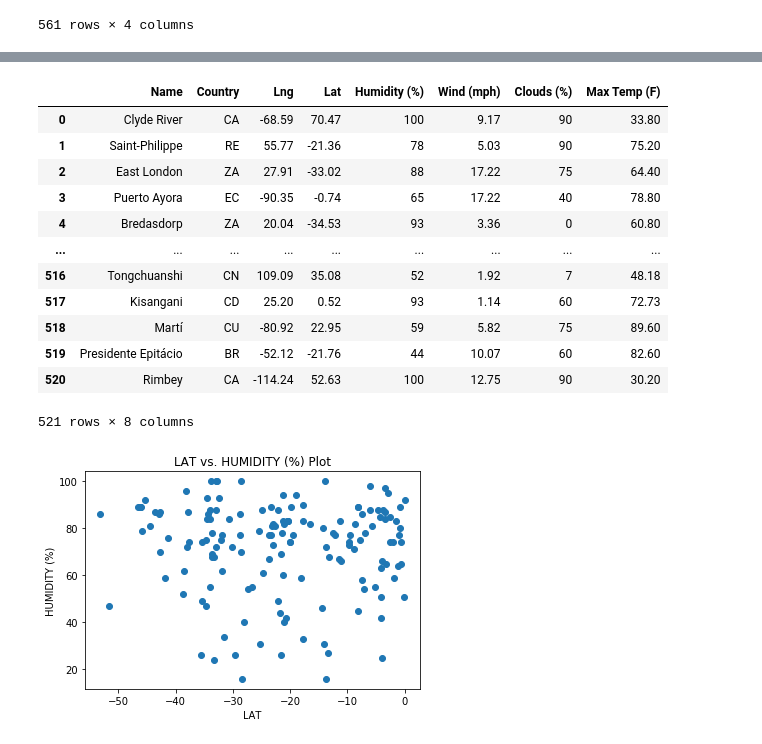
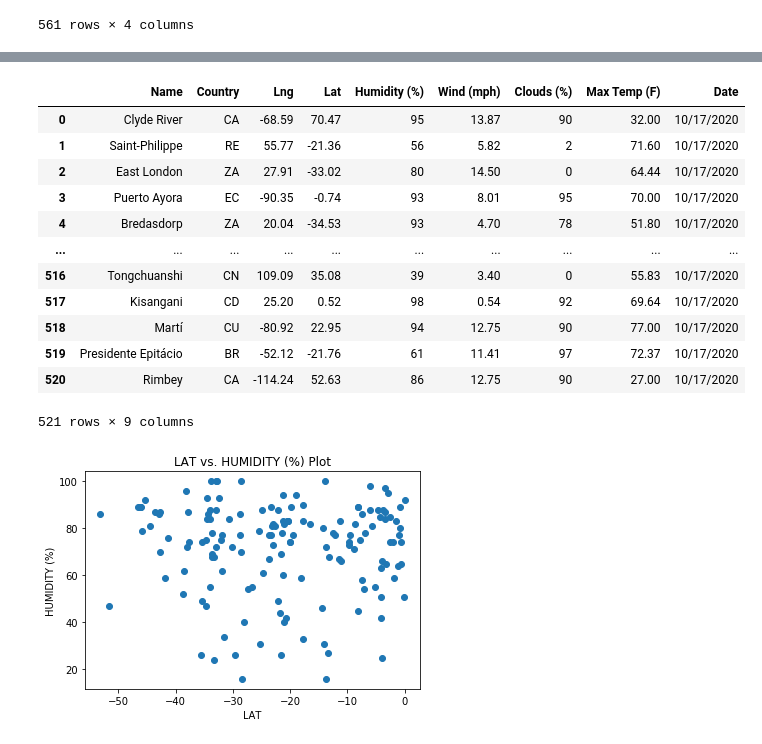
Before and after one commit to devindubin/python-api-challenge, a Jupyter notebook: WeatherPy/WeatherPy-worker.ipynb, the cells around one changed output, grey strips where cells are left out. Saved outputs shown, nothing was run; the diff lists cells and outputs as text; code cells hidden in the pictures.

```diff
--- a/WeatherPy/WeatherPy-worker.ipynb
+++ b/WeatherPy/WeatherPy-worker.ipynb
@@ -63,12 +63,18 @@ unique_cities
 # %%
 """STILL NEED TO EXTRACT DATE AND REDUCE API CALL FUNCTION"""
 to_df = []
-to_keep = ['main','clouds','wind','sys','coord','name']
+to_keep = ['main','clouds','wind','sys','coord','name','dt']
 broken_cities = []
+i = 0
+print("""Beginning Data Retrieval
+        -----------------------------
+        """)
 for city in unique_cities['nearest_city_name']:
     try:
+        i+=1
         city_name = city
         base = 'http://api.openweathermap.org/data/2.5/weather?q={}&units=imperial&appid={}'.format(city_name,weather_api_key)
+        print(f'Processing record {i} | {city}')
         reBuild = {x : requests.get(base).json()[x] for x in to_keep}
         reBuild['humidity'] = reBuild['main']['humidity']
         reBuild['temp_max'] = reBuild['main']['temp_max']
@@ -76,7 +82,8 @@ for city in unique_cities['nearest_city_name']:
         reBuild['clouds'] = reBuild['clouds']['all']
         reBuild['wind'] = reBuild['wind']['speed']
         reBuild['lng'],reBuild['lat'] = reBuild.pop('coord').values()
-        del reBuild['sys'],reBuild['main']
+        reBuild['Date'] = datetime.utcfromtimestamp(reBuild['dt']).strftime("%m/%d/%Y")
+        del reBuild['sys'],reBuild['main'],reBuild['dt']
         to_df.append(reBuild)
 
     except KeyError:
@@ -106,29 +132,30 @@ requests.get(base).json()
 # %%
-ta_daa = pd.DataFrame(to_df)[['name','country','lng','lat','humidity','wind','clouds','temp_max']]
-#ta_daa.to_csv('finally.csv')
+ta_daa = pd.DataFrame(to_df)[['name','country','lng','lat','humidity','wind','clouds','temp_max','Date']]
+
 ta_daa = ta_daa.rename(columns = {"name":'Name',
                                   'country':'Country',
                                  'lng':'Lng',
                                  'lat':'Lat',
                                  'humidity':'Humidity (%)',
                                  'wind':'Wind (mph)',
                                  'temp_max':'Max Temp (F)',
                                  'clouds':'Clouds (%)'})
+ta_daa.to_csv('finally.csv')
 ta_daa
 # %% [output]
-|  | Name | Country | Lng | Lat | Humidity (%) | Wind (mph) | Clouds (%) | Max Temp (F) |
-| 0 | Clyde River | CA | -68.59 | 70.47 | 100 | 9.17 | 90 | 33.80 |
-| 1 | Saint-Philippe | RE | 55.77 | -21.36 | 78 | 5.03 | 90 | 75.20 |
-| 2 | East London | ZA | 27.91 | -33.02 | 88 | 17.22 | 75 | 64.40 |
-| 3 | Puerto Ayora | EC | -90.35 | -0.74 | 65 | 17.22 | 40 | 78.80 |
-| 4 | Bredasdorp | ZA | 20.04 | -34.53 | 93 | 3.36 | 0 | 60.80 |
-| ... | ... | ... | ... | ... | ... | ... | ... | ... |
-| 516 | Tongchuanshi | CN | 109.09 | 35.08 | 52 | 1.92 | 7 | 48.18 |
-| 517 | Kisangani | CD | 25.20 | 0.52 | 93 | 1.14 | 60 | 72.73 |
-| 518 | Martí | CU | -80.92 | 22.95 | 59 | 5.82 | 75 | 89.60 |
-| 519 | Presidente Epitácio | BR | -52.12 | -21.76 | 44 | 10.07 | 60 | 82.60 |
-| 520 | Rimbey | CA | -114.24 | 52.63 | 100 | 12.75 | 90 | 30.20 |
+|  | Name | Country | Lng | Lat | Humidity (%) | Wind (mph) | Clouds (%) | Max Temp (F) | Date |
+| 0 | Clyde River | CA | -68.59 | 70.47 | 95 | 13.87 | 90 | 32.00 | 10/17/2020 |
+| 1 | Saint-Philippe | RE | 55.77 | -21.36 | 56 | 5.82 | 2 | 71.60 | 10/17/2020 |
+| 2 | East London | ZA | 27.91 | -33.02 | 80 | 14.50 | 0 | 64.44 | 10/17/2020 |
+| 3 | Puerto Ayora | EC | -90.35 | -0.74 | 93 | 8.01 | 95 | 70.00 | 10/17/2020 |
+| 4 | Bredasdorp | ZA | 20.04 | -34.53 | 93 | 4.70 | 78 | 51.80 | 10/17/2020 |
+| ... | ... | ... | ... | ... | ... | ... | ... | ... | ... |
+| 516 | Tongchuanshi | CN | 109.09 | 35.08 | 39 | 3.40 | 0 | 55.83 | 10/17/2020 |
+| 517 | Kisangani | CD | 25.20 | 0.52 | 98 | 0.54 | 92 | 69.64 | 10/17/2020 |
+| 518 | Martí | CU | -80.92 | 22.95 | 94 | 12.75 | 90 | 77.00 | 10/17/2020 |
+| 519 | Presidente Epitácio | BR | -52.12 | -21.76 | 61 | 11.41 | 97 | 72.37 | 10/17/2020 |
+| 520 | Rimbey | CA | -114.24 | 52.63 | 86 | 12.75 | 90 | 27.00 | 10/17/2020 |
-521 rows × 8 columns
+521 rows × 9 columns
 # %%
 def pulled_pork(y,hem = None,reg = False):
 
```
Also changed, not shown: parts of 4 cells of this notebook, 2 other files.
